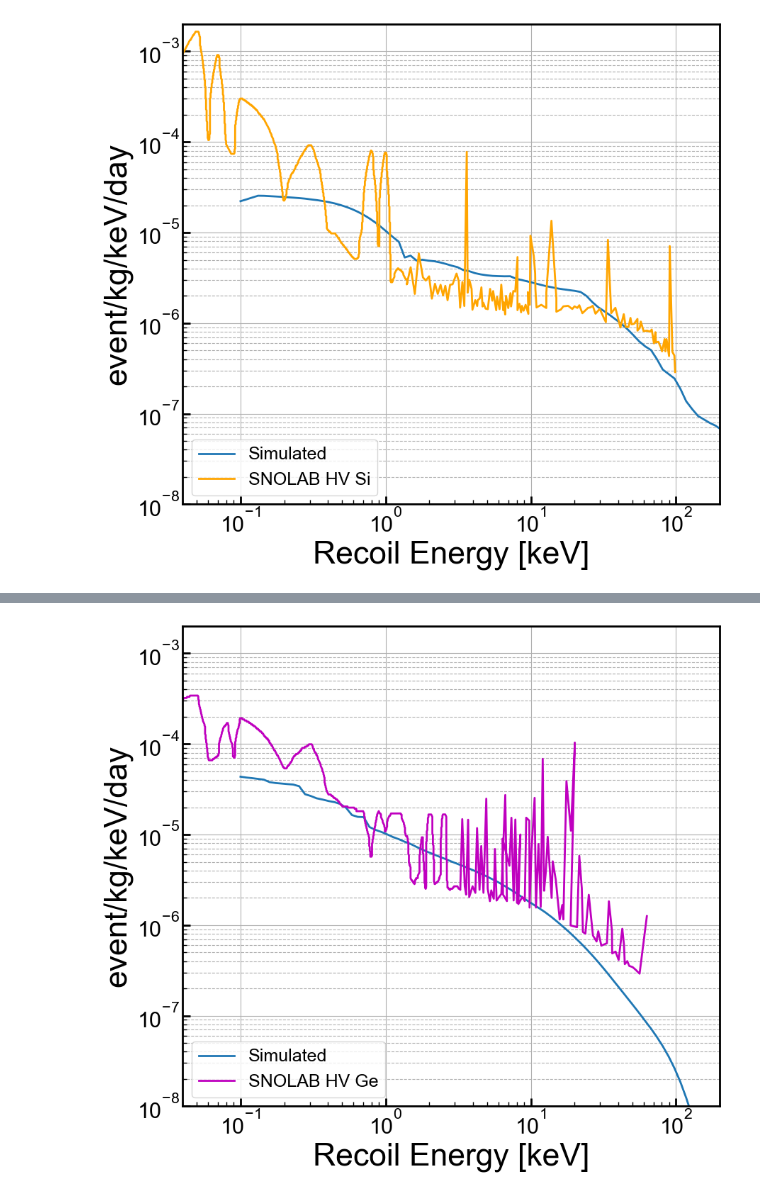
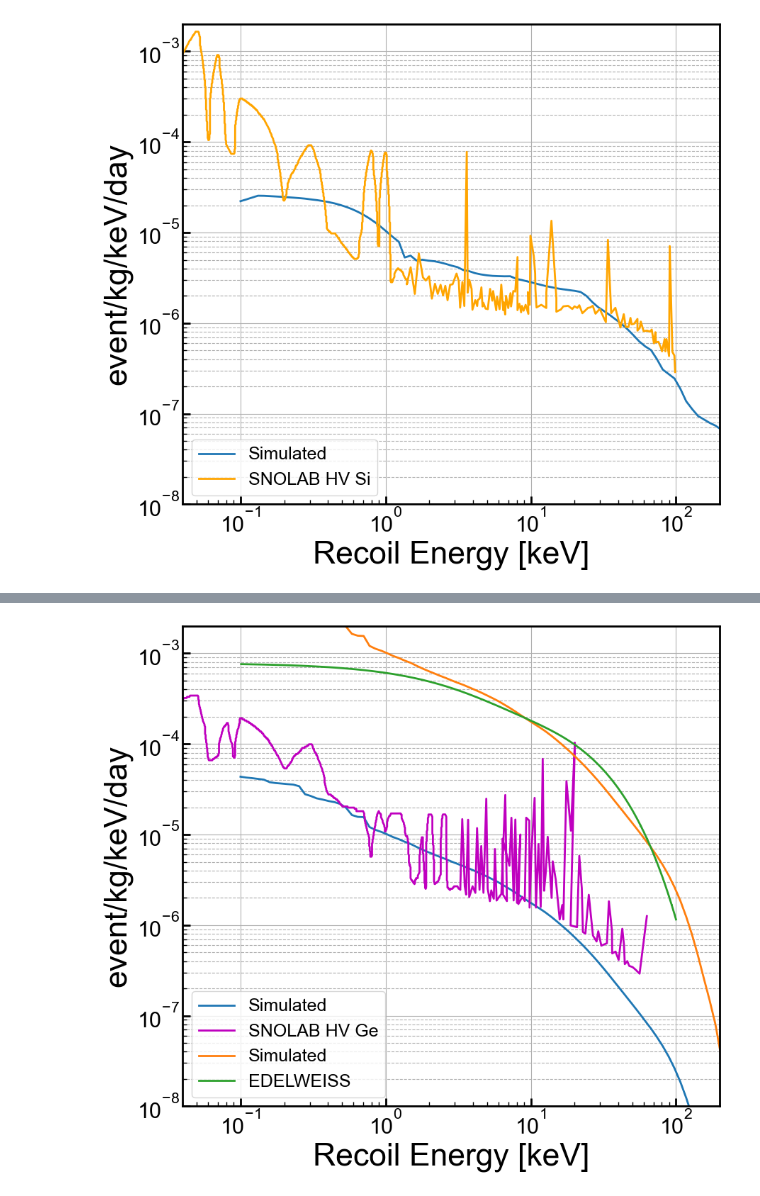
Before and after one commit to villano-lab/n-elec-scattering, a Jupyter notebook: 3-Final-Spectra/A-Flux-Scaling.ipynb, the cells around one changed output, grey strips where cells are left out. Saved outputs shown, nothing was run; the diff lists cells and outputs as text; code cells hidden in the pictures.

```diff
--- a/3-Final-Spectra/A-Flux-Scaling.ipynb
+++ b/3-Final-Spectra/A-Flux-Scaling.ipynb
@@ -107,6 +107,7 @@ plt.show()
 # %%
 #Ge data
 f7BR_nu = pd.read_csv('SNOLAB/Fig7BR_neutrons.txt',comment="#",header=None)
+f3_beta = pd.read_csv('EDW/Fig3_Betas.txt',encoding='utf-16',comment="#",header=None)
 # %%
 drde_Ge,_ = frs.dRdErCompoundSave(Er,E,F,N=1,Comp='Ge')
 # %% [output]
@@ -137,39 +138,42 @@ ax1 = axes
 #plt.scatter(f7TR_nu[0],f7TR_nu[1]/365,label='SNOLAB iZIP Si',color='k',s=0.1)
 
 scdms_ge_factor=5e-6
+edw_ge_factor=5e-4
 
 ax1.plot(Er*1000,scdms_ge_factor*drde_Ge[:,0],label='Simulated')
 ax1.plot(f7BR_nu[0], f7BR_nu[1]/365,color='m',linestyle='-',label="SNOLAB HV Ge",linewidth=2)
+ax1.plot(Er*1000,edw_ge_factor*drde_Ge[:,0],label='Simulated')
+plt.plot(f3_beta[0],EDW.neutrons(f3_beta[0]),label='EDELWEISS')
 
 
 ymin = 1e-8
 ymax = 2e-3
 
 #shade in 1-sigma uncertainty bands
 #ax1.fill_between(th232chainEn,th_range[0]*jac*th232chainRn/width,th_range[1]*jac*th232chainRn/width, \
 #                 facecolor='y',alpha=0.5,label='')
 #ax1.fill_between(uchainEn,u_range[0]*jac*uchainRn/width,u_range[1]*jac*uchainRn/width, \
 #                 facecolor='r',alpha=0.3,label='')
 #ax1.fill_between(sumEn,jac*sumUp/width,jac*sumDn/width, \
 #                 facecolor='k',alpha=0.3,label='1$\sigma$ (x10)')
 
 
 #ax1.set_yscale('linear')
 ax1.set_yscale('log')
 ax1.set_xscale('log')
 ax1.set_xlim(0.04, 200)
 ax1.set_ylim(ymin,ymax)
 ax1.set_xlabel(r'Recoil Energy [keV]')
 ax1.set_ylabel('event/kg/keV/day')
 ax1.grid(True)
 ax1.yaxis.grid(True,which='minor',linestyle='--')
 ax1.legend(loc=3,prop={'size':18})
 #ax1.legend(bbox_to_anchor=(1.04,1),borderaxespad=0,prop={'size':22})
 
 for axis in ['top','bottom','left','right']:
   ax1.spines[axis].set_linewidth(2)
 
 plt.tight_layout()
 plt.show()
 # %% [output]
-[figure, old version]
+[figure, new version]
```
